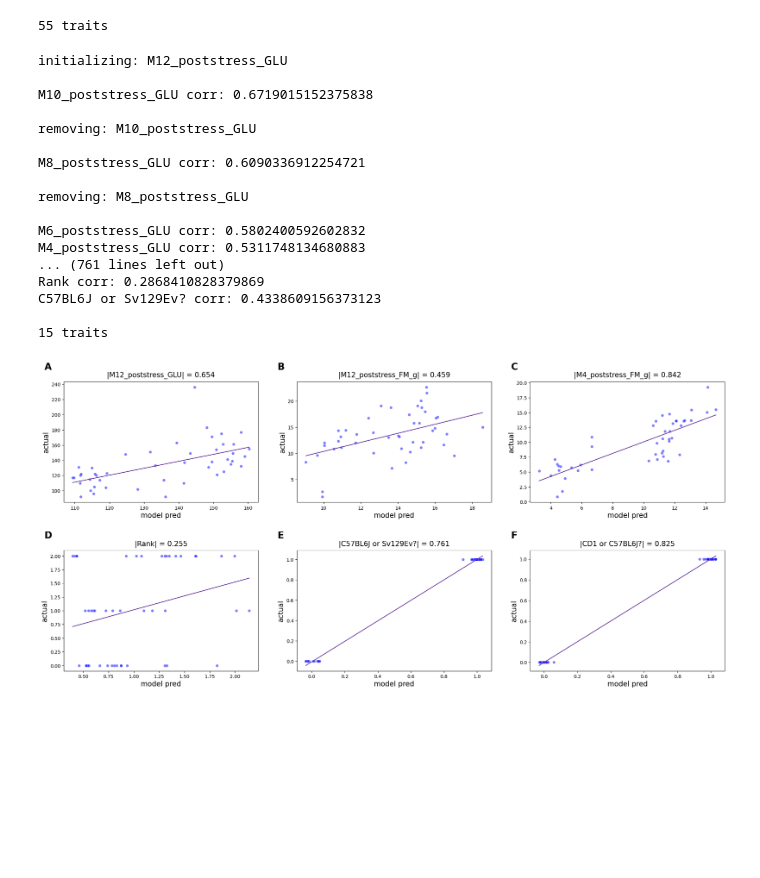
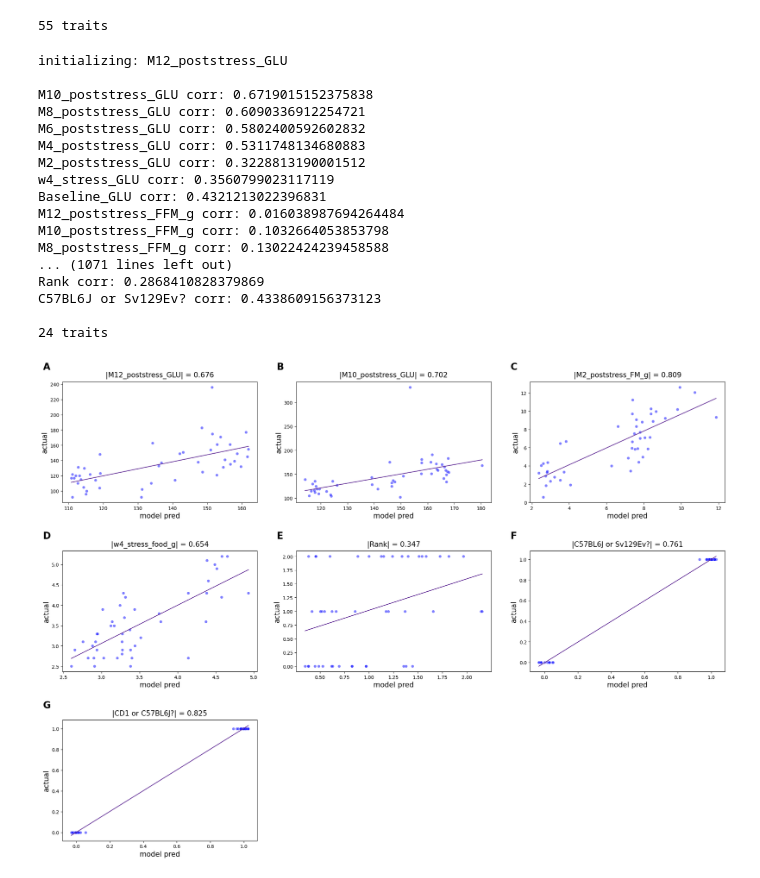
Before and after one commit to SamAndTheSun/pellegrini_temp, a Jupyter notebook: pseudoinverse_model.ipynb, the cells around one changed output. Cells and saved outputs as stored; diff of their text form; code cells hidden in the pictures; blank space fills up the shorter version.

Commit message:
update comments and adjusting filtering stats

```diff
--- a/pseudoinverse_model.ipynb
+++ b/pseudoinverse_model.ipynb
@@ -43,7 +43,7 @@ print(f'{trait_data.shape[0]} traits')
 55 traits
 # %%
 #filter trait data to minimize colinearity
-filter = 0.60
+filter = 0.70
 f_trait_data = quality_filter(trait_data, filter)
 
 print(f'\n{f_trait_data.shape[0]} traits')
@@ -51,28 +51,28 @@ print(f'\n{f_trait_data.shape[0]} traits')
 initializing: M12_poststress_GLU
 
 M10_poststress_GLU corr: 0.6719015152375838
-
-removing: M10_poststress_GLU
-
 M8_poststress_GLU corr: 0.6090336912254721
-
-removing: M8_poststress_GLU
-
 M6_poststress_GLU corr: 0.5802400592602832
 M4_poststress_GLU corr: 0.5311748134680883
-... (761 lines left out)
+M2_poststress_GLU corr: 0.3228813190001512
+w4_stress_GLU corr: 0.3560799023117119
+Baseline_GLU corr: 0.4321213022396831
+M12_poststress_FFM_g corr: 0.016038987694264484
+M10_poststress_FFM_g corr: 0.1032664053853798
+M8_poststress_FFM_g corr: 0.13022424239458588
+... (1071 lines left out)
 Rank corr: 0.2868410828379869
 C57BL6J or Sv129Ev? corr: 0.4338609156373123
 
-15 traits
+24 traits
 # %%
 #generate pseudoinversion plots
-thresh = 0.5
-meth_filter_thresh = 0.5
+thresh = 0.60
+meth_filter_thresh = 0.50
 pinv_dropmin(f_trait_data, meth_data, thresh,
              find_meth=False, to_filter_meth=True,
              meth_filter_thresh=meth_filter_thresh);
 # %% [output]
-[figure, old version]
+[figure, new version]
 # %%
 #generate heatmap of probe/trait multivar association p values
```
Also changed, not shown: parts of 6 cells of this notebook, 1 other file.
